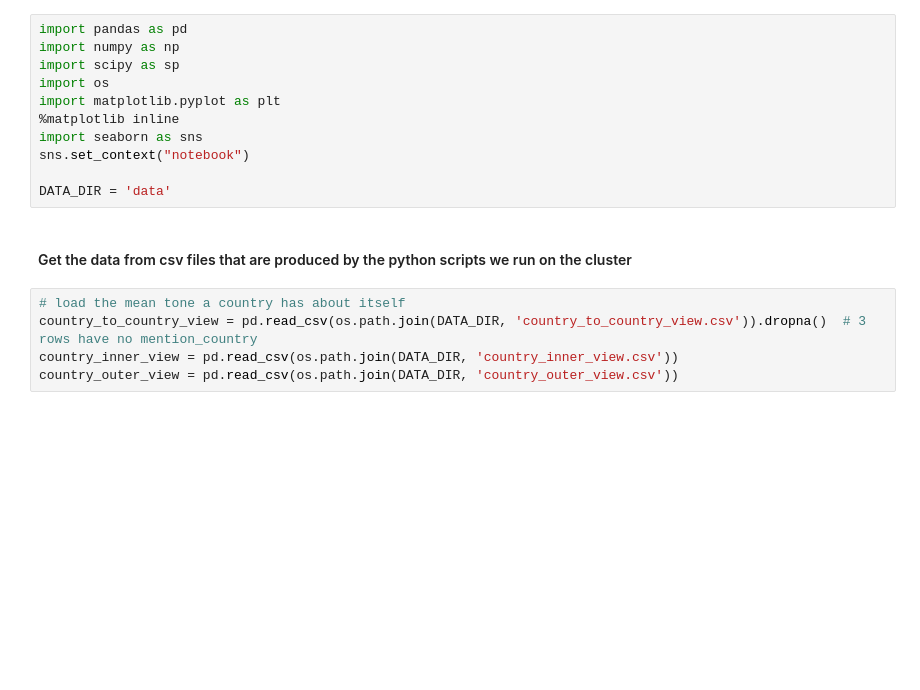
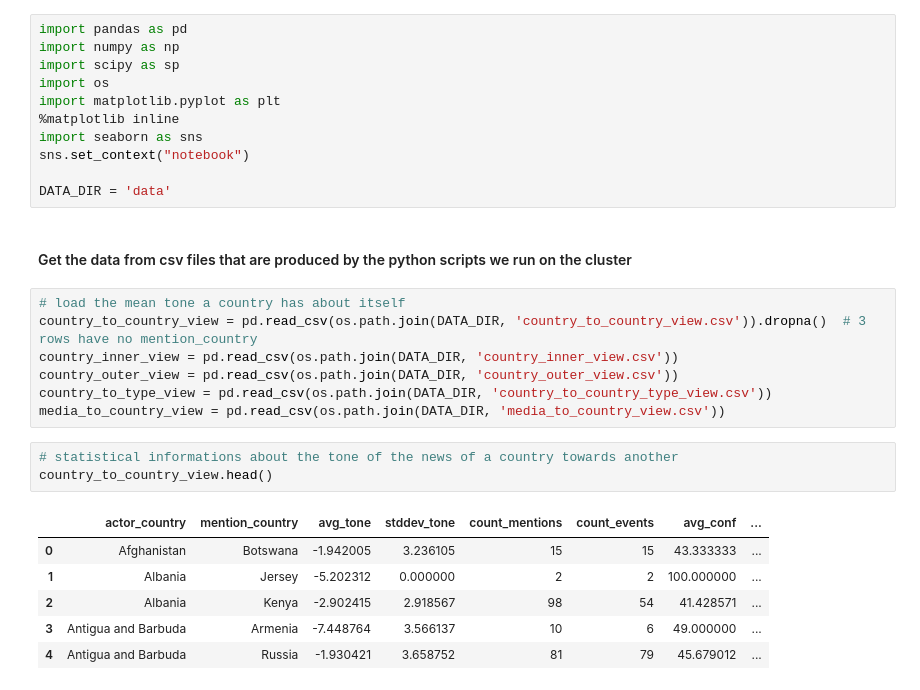
Before and after one commit to NatGr/projectAdA, a Jupyter notebook: Notebook.ipynb, the cells around one changed output. Cells and saved outputs as stored; diff of their text form; blank space fills up the shorter version.

```diff
--- a/Notebook.ipynb
+++ b/Notebook.ipynb
@@ -16,3 +16,15 @@ DATA_DIR = 'data'
 country_to_country_view = pd.read_csv(os.path.join(DATA_DIR, 'country_to_country_view.csv')).dropna()  # 3 rows have no mention_country
 country_inner_view = pd.read_csv(os.path.join(DATA_DIR, 'country_inner_view.csv'))
 country_outer_view = pd.read_csv(os.path.join(DATA_DIR, 'country_outer_view.csv'))
+country_to_type_view = pd.read_csv(os.path.join(DATA_DIR, 'country_to_country_type_view.csv'))
+media_to_country_view = pd.read_csv(os.path.join(DATA_DIR, 'media_to_country_view.csv'))
+# %%
+# statistical informations about the tone of the news of a country towards another
+country_to_country_view.head()
+# %% [output]
+|  | actor_country | mention_country | avg_tone | stddev_tone | count_mentions | count_events | avg_conf | ... |
+| 0 | Afghanistan | Botswana | -1.942005 | 3.236105 | 15 | 15 | 43.333333 | ... |
+| 1 | Albania | Jersey | -5.202312 | 0.000000 | 2 | 2 | 100.000000 | ... |
+| 2 | Albania | Kenya | -2.902415 | 2.918567 | 98 | 54 | 41.428571 | ... |
+| 3 | Antigua and Barbuda | Armenia | -7.448764 | 3.566137 | 10 | 6 | 49.000000 | ... |
+| 4 | Antigua and Barbuda | Russia | -1.930421 | 3.658752 | 81 | 79 | 45.679012 | ... |
```
Also changed, not shown: parts of 9 cells of this notebook, 7 other files.
